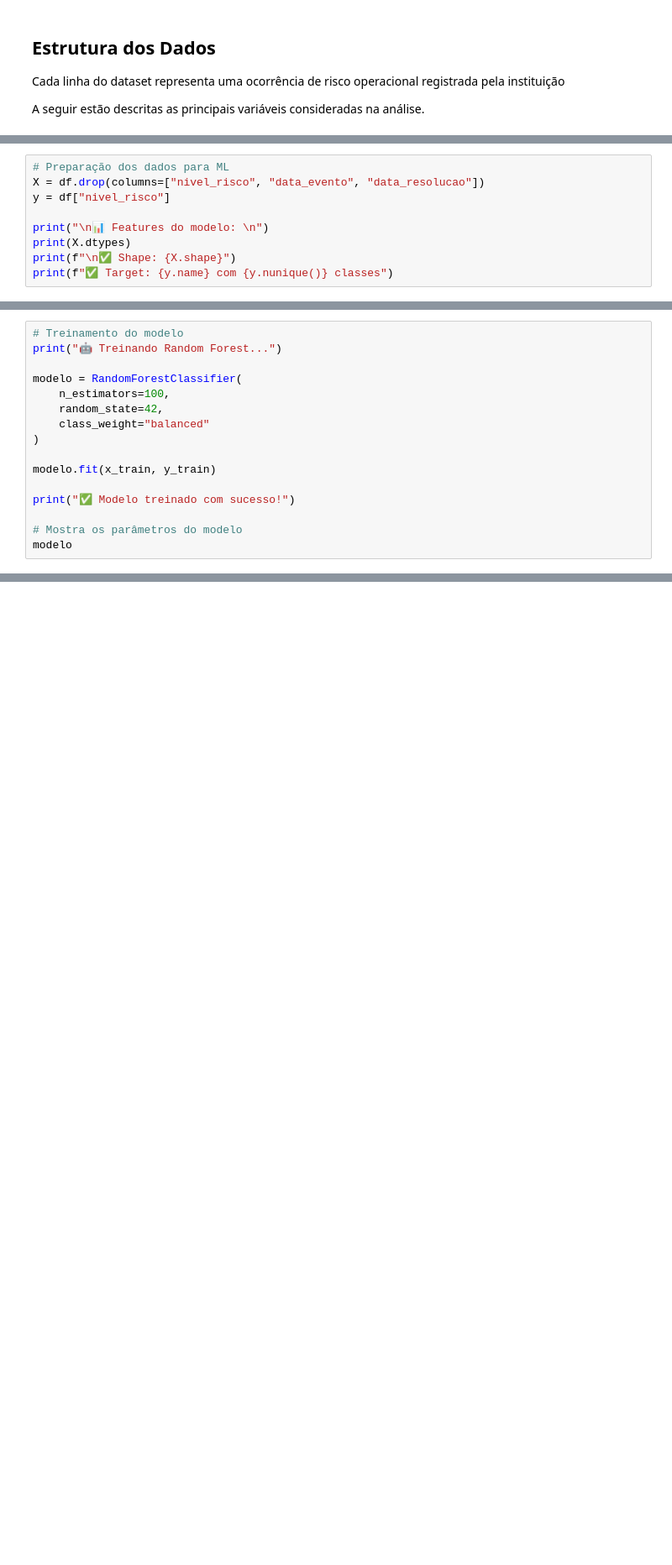
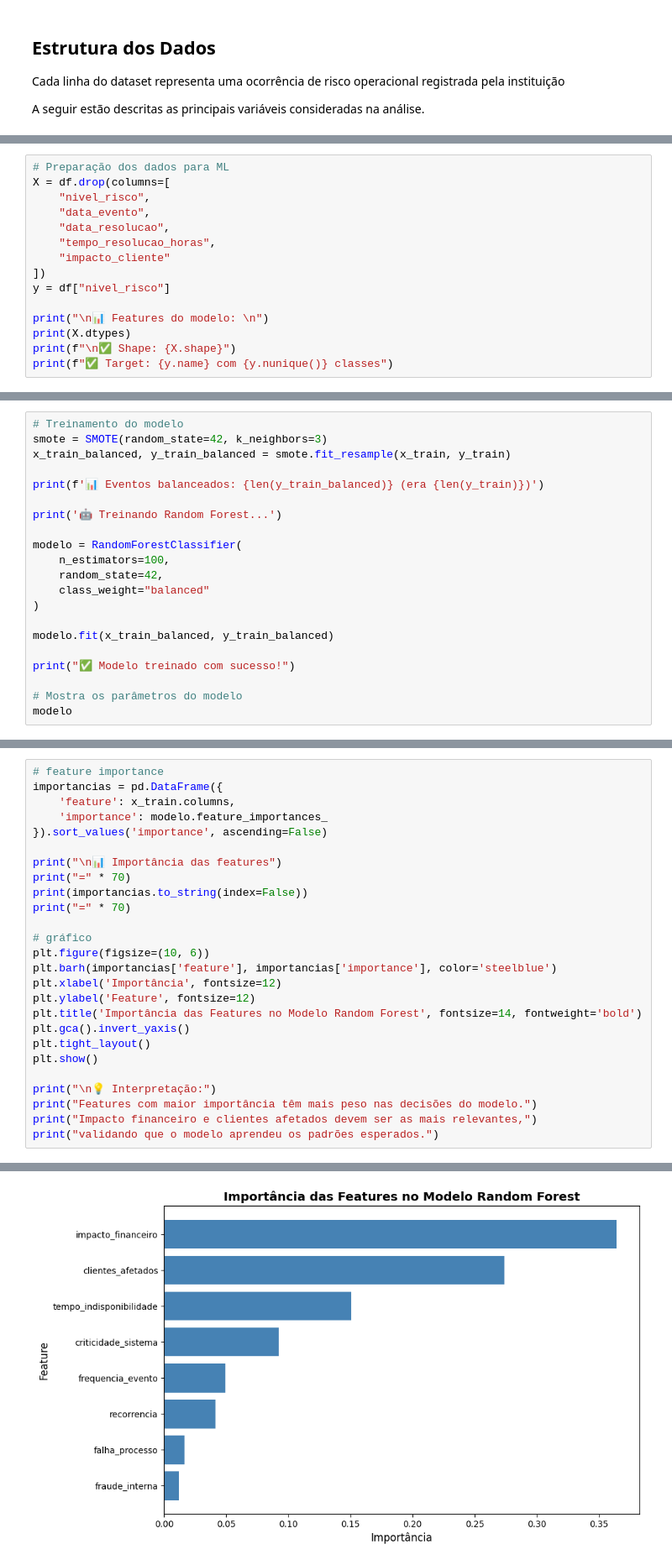
Before and after one commit to leticiagiovannalopez/monitoramento-risco-operacional, a Jupyter notebook: notebooks/01_exploracao_inicial.ipynb, the cells around one changed output, grey strips where cells are left out. Shown at 84% size. Drawn from its saved outputs; the diff is of its cells as text; blank space fills up the shorter version.

```diff
--- a/notebooks/01_exploracao_inicial.ipynb
+++ b/notebooks/01_exploracao_inicial.ipynb
@@ -127,6 +245,12 @@ resultado
 # %%
 # Preparação dos dados para ML
-X = df.drop(columns=["nivel_risco", "data_evento", "data_resolucao"])
+X = df.drop(columns=[
+    "nivel_risco",
+    "data_evento",
+    "data_resolucao",
+    "tempo_resolucao_horas",
+    "impacto_cliente"
+])
 y = df["nivel_risco"]
 
 print("\n📊 Features do modelo: \n")
@@ -149,6 +294,11 @@ print(f"Features: {x_train.shape[1]}")
 # %%
 # Treinamento do modelo
-print("🤖 Treinando Random Forest...")
+smote = SMOTE(random_state=42, k_neighbors=3)
+x_train_balanced, y_train_balanced = smote.fit_resample(x_train, y_train)
+
+print(f'📊 Eventos balanceados: {len(y_train_balanced)} (era {len(y_train)})')
+
+print('🤖 Treinando Random Forest...')
 
 modelo = RandomForestClassifier(
     n_estimators=100,
@@ -156,7 +306,7 @@ modelo = RandomForestClassifier(
     class_weight="balanced"
 )
 
-modelo.fit(x_train, y_train)
+modelo.fit(x_train_balanced, y_train_balanced)
 
 print("✅ Modelo treinado com sucesso!")
 
@@ -171,0 +384,27 @@ print(classification_report(y_test, y_pred))
+# %%
+# feature importance
+importancias = pd.DataFrame({
+    'feature': x_train.columns,
+    'importance': modelo.feature_importances_
+}).sort_values('importance', ascending=False)
+
+print("\n📊 Importância das features")
+print("=" * 70)
+print(importancias.to_string(index=False))
+print("=" * 70)
+
+# gráfico
+plt.figure(figsize=(10, 6))
+plt.barh(importancias['feature'], importancias['importance'], color='steelblue')
+plt.xlabel('Importância', fontsize=12)
+plt.ylabel('Feature', fontsize=12)
+plt.title('Importância das Features no Modelo Random Forest', fontsize=14, fontweight='bold')
+plt.gca().invert_yaxis()
+plt.tight_layout()
+plt.show()
+
+print("\n💡 Interpretação:")
+print("Features com maior importância têm mais peso nas decisões do modelo.")
+print("Impacto financeiro e clientes afetados devem ser as mais relevantes,")
+print("validando que o modelo aprendeu os padrões esperados.")
+# %% [output]
@@ -171,0 +423 @@ print(classification_report(y_test, y_pred))
+[figure, added]
```
Also changed, not shown: parts of 16 cells of this notebook.
